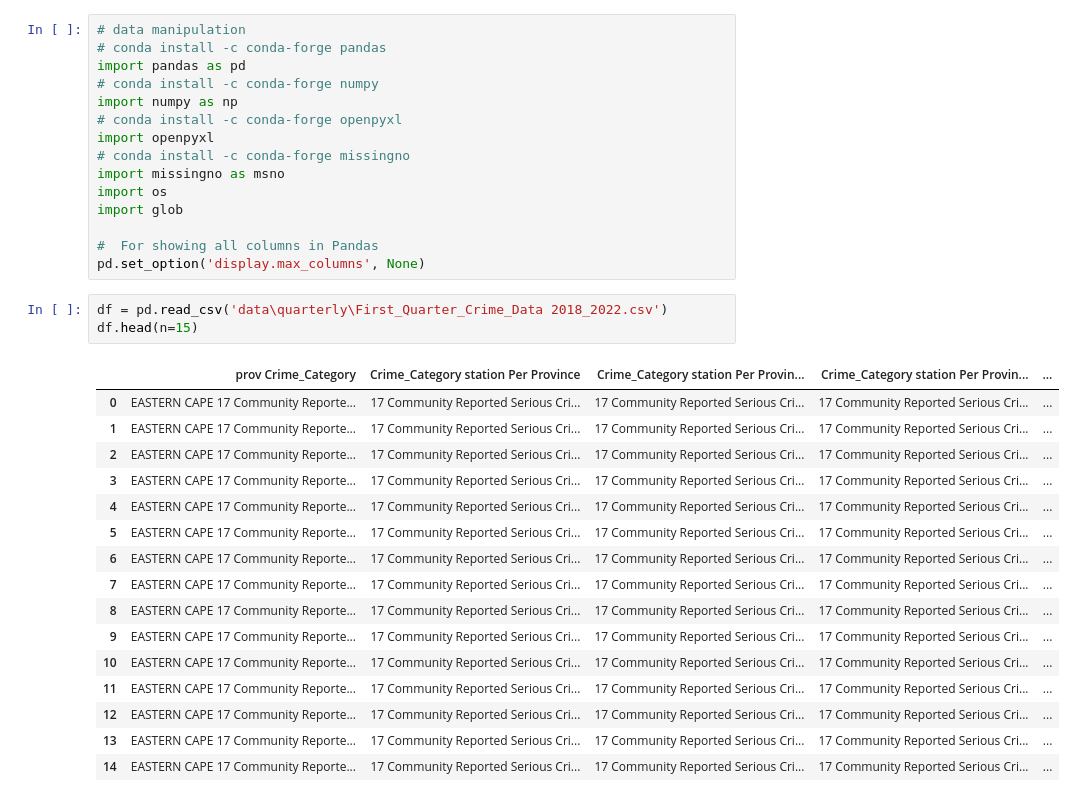
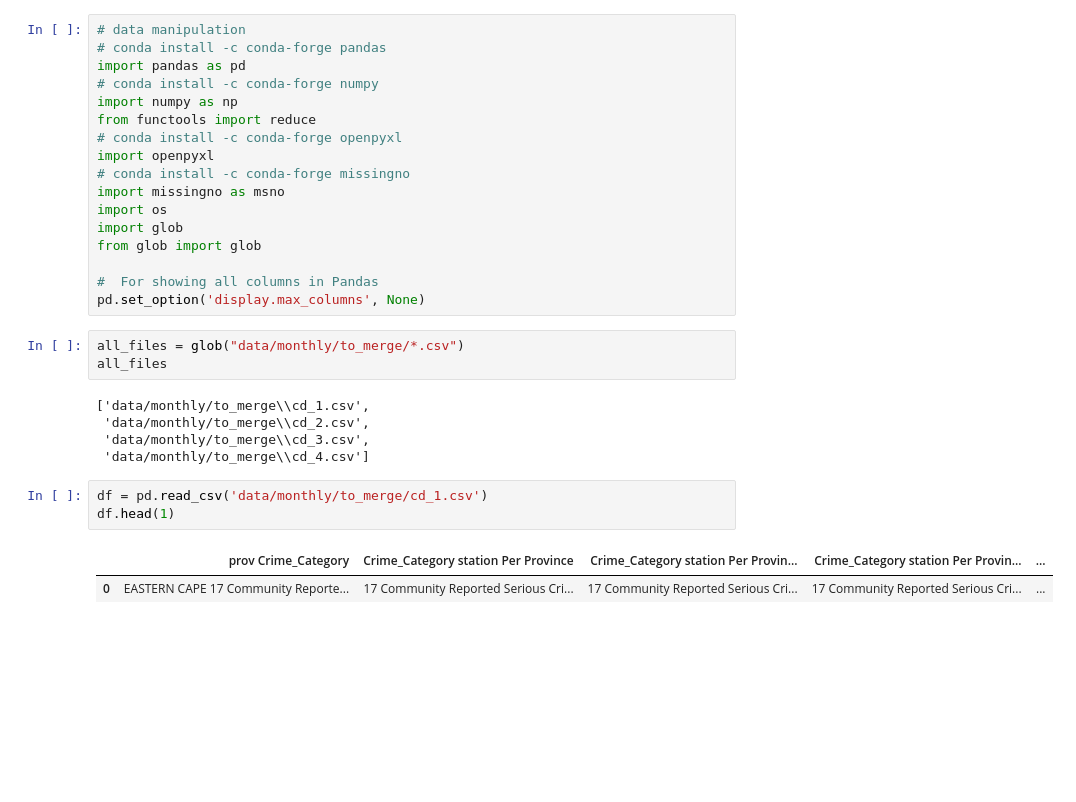
Before and after one commit to kmedri/omdenasa_muv, a Jupyter notebook: quartley.ipynb, the cells around one changed output. Saved outputs shown, nothing was run; the diff lists cells and outputs as text; blank space fills up the shorter version.

```diff
--- a/quartley.ipynb
+++ b/quartley.ipynb
@@ -4,32 +4,28 @@
 import pandas as pd
 # conda install -c conda-forge numpy
 import numpy as np
+from functools import reduce
 # conda install -c conda-forge openpyxl
 import openpyxl
 # conda install -c conda-forge missingno
 import missingno as msno
 import os
 import glob
+from glob import glob
 
 #  For showing all columns in Pandas
 pd.set_option('display.max_columns', None)
+# %%
+all_files = glob("data/monthly/to_merge/*.csv")
+all_files
+# %% [output]
+['data/monthly/to_merge\\cd_1.csv',
+ 'data/monthly/to_merge\\cd_2.csv',
+ 'data/monthly/to_merge\\cd_3.csv',
+ 'data/monthly/to_merge\\cd_4.csv']
 # %%
-df = pd.read_csv('data\quarterly\First_Quarter_Crime_Data 2018_2022.csv')
-df.head(n=15)
+df = pd.read_csv('data/monthly/to_merge/cd_1.csv')
+df.head(1)
 # %% [output]
 |  | prov Crime_Category | Crime_Category station Per Province | Crime_Category station Per Provin... | Crime_Category station Per Provin... | ... |
 | 0 | EASTERN CAPE 17 Community Reporte... | 17 Community Reported Serious Cri... | 17 Community Reported Serious Cri... | 17 Community Reported Serious Cri... | ... |
-| 1 | EASTERN CAPE 17 Community Reporte... | 17 Community Reported Serious Cri... | 17 Community Reported Serious Cri... | 17 Community Reported Serious Cri... | ... |
-| 2 | EASTERN CAPE 17 Community Reporte... | 17 Community Reported Serious Cri... | 17 Community Reported Serious Cri... | 17 Community Reported Serious Cri... | ... |
-| 3 | EASTERN CAPE 17 Community Reporte... | 17 Community Reported Serious Cri... | 17 Community Reported Serious Cri... | 17 Community Reported Serious Cri... | ... |
-| 4 | EASTERN CAPE 17 Community Reporte... | 17 Community Reported Serious Cri... | 17 Community Reported Serious Cri... | 17 Community Reported Serious Cri... | ... |
-| 5 | EASTERN CAPE 17 Community Reporte... | 17 Community Reported Serious Cri... | 17 Community Reported Serious Cri... | 17 Community Reported Serious Cri... | ... |
-| 6 | EASTERN CAPE 17 Community Reporte... | 17 Community Reported Serious Cri... | 17 Community Reported Serious Cri... | 17 Community Reported Serious Cri... | ... |
-| 7 | EASTERN CAPE 17 Community Reporte... | 17 Community Reported Serious Cri... | 17 Community Reported Serious Cri... | 17 Community Reported Serious Cri... | ... |
-| 8 | EASTERN CAPE 17 Community Reporte... | 17 Community Reported Serious Cri... | 17 Community Reported Serious Cri... | 17 Community Reported Serious Cri... | ... |
-| 9 | EASTERN CAPE 17 Community Reporte... | 17 Community Reported Serious Cri... | 17 Community Reported Serious Cri... | 17 Community Reported Serious Cri... | ... |
-| 10 | EASTERN CAPE 17 Community Reporte... | 17 Community Reported Serious Cri... | 17 Community Reported Serious Cri... | 17 Community Reported Serious Cri... | ... |
-| 11 | EASTERN CAPE 17 Community Reporte... | 17 Community Reported Serious Cri... | 17 Community Reported Serious Cri... | 17 Community Reported Serious Cri... | ... |
-| 12 | EASTERN CAPE 17 Community Reporte... | 17 Community Reported Serious Cri... | 17 Community Reported Serious Cri... | 17 Community Reported Serious Cri... | ... |
-| 13 | EASTERN CAPE 17 Community Reporte... | 17 Community Reported Serious Cri... | 17 Community Reported Serious Cri... | 17 Community Reported Serious Cri... | ... |
-| 14 | EASTERN CAPE 17 Community Reporte... | 17 Community Reported Serious Cri... | 17 Community Reported Serious Cri... | 17 Community Reported Serious Cri... | ... |
```
Also changed, not shown: parts of 36 cells of this notebook.
